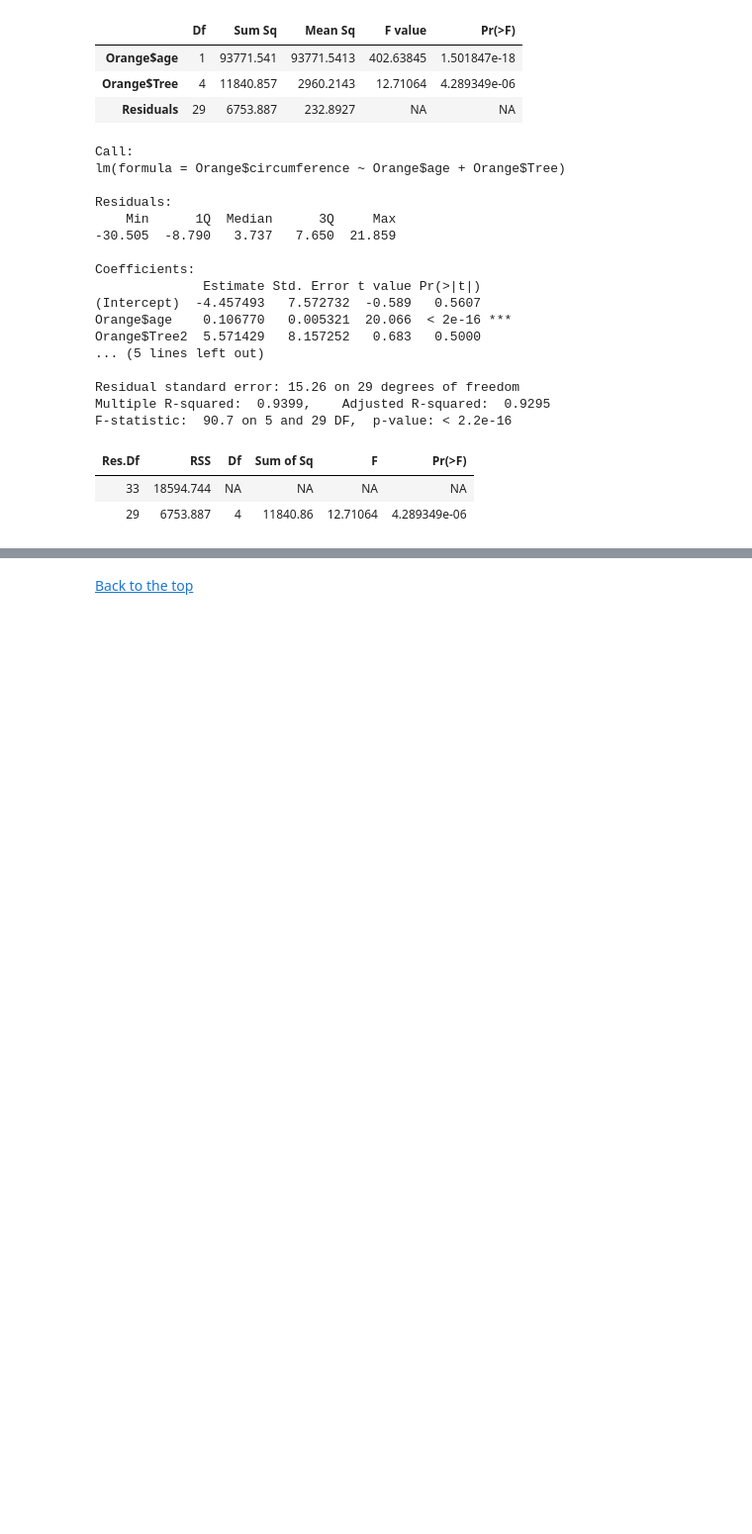
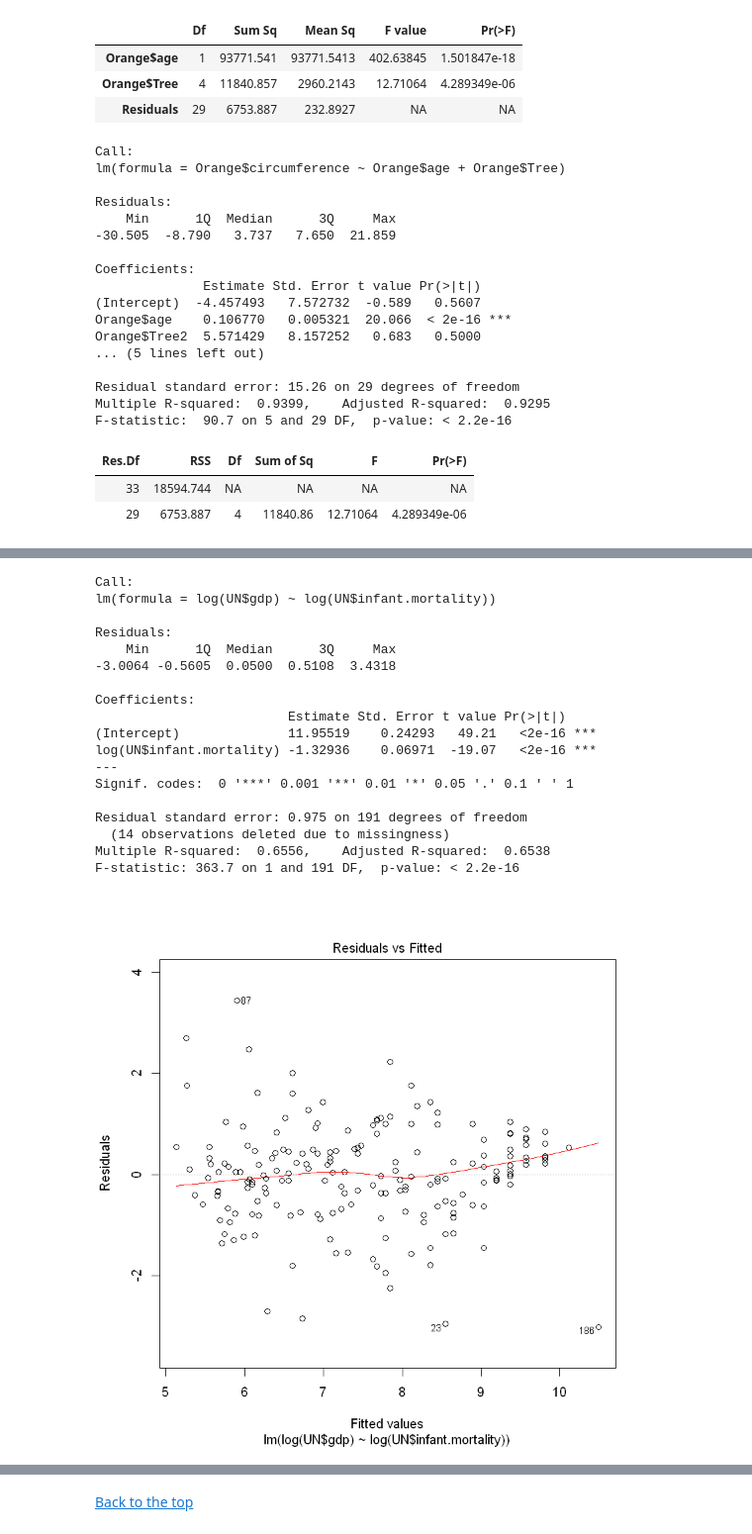
Before and after one commit to yesman89/Stats-Review, a Jupyter notebook: Stats-Review.ipynb, the cells around one changed output, grey strips where cells are left out. Shown: that part at 99% size. Cells and saved outputs as stored; diff of their text form; code cells hidden in the pictures; blank space fills up the shorter version.

```diff
--- a/Stats-Review.ipynb
+++ b/Stats-Review.ipynb
@@ -1000,0 +1207,24 @@ anova(lm1, lm3)
+# %%
+fit1 <- lm(log(UN$gdp) ~ log(UN$infant.mortality))
+summary(fit1)
+plot(fit1)
+# %% [output]
+Call:
+lm(formula = log(UN$gdp) ~ log(UN$infant.mortality))
+
+Residuals:
+    Min      1Q  Median      3Q     Max
+-3.0064 -0.5605  0.0500  0.5108  3.4318
+
+Coefficients:
+                         Estimate Std. Error t value Pr(>|t|)
+(Intercept)              11.95519    0.24293   49.21   <2e-16 ***
+log(UN$infant.mortality) -1.32936    0.06971  -19.07   <2e-16 ***
+---
+Signif. codes:  0 '***' 0.001 '**' 0.01 '*' 0.05 '.' 0.1 ' ' 1
+
+Residual standard error: 0.975 on 191 degrees of freedom
+  (14 observations deleted due to missingness)
+Multiple R-squared:  0.6556,    Adjusted R-squared:  0.6538
+F-statistic: 363.7 on 1 and 191 DF,  p-value: < 2.2e-16
+[figure, added]
```
Also changed, not shown: parts of 24 cells of this notebook, 1 other file.
